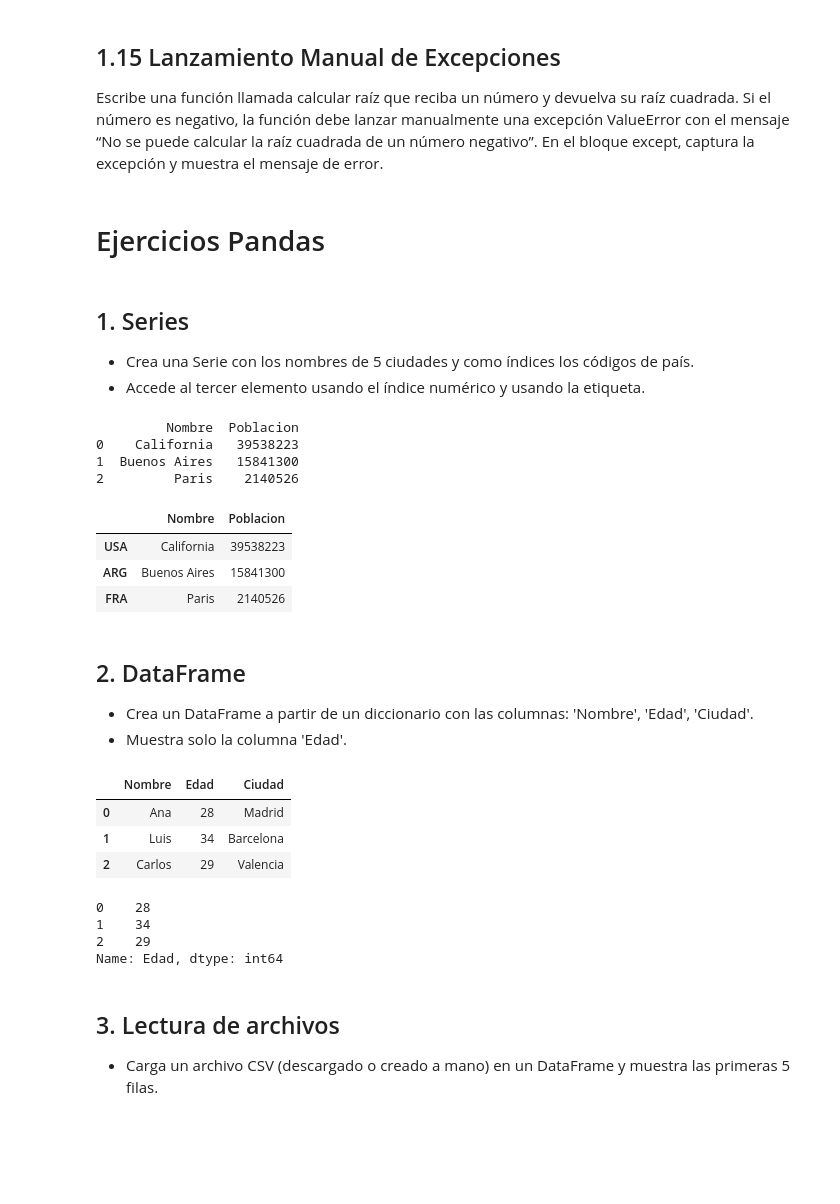
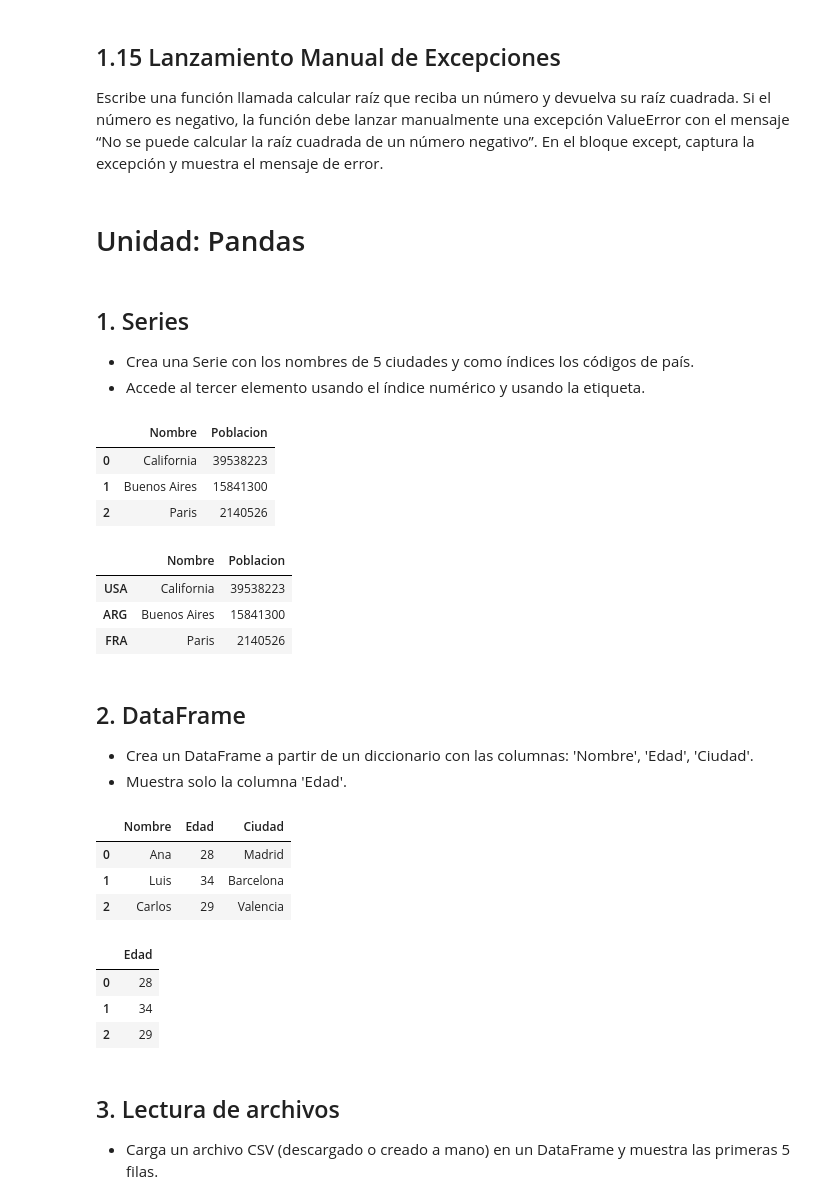
Before and after one commit to augusto-zimmermann/LABO-2, a Jupyter notebook: Practicas_LABO2.ipynb, the cells around one changed output. Drawn from its saved outputs; the diff is of its cells as text; code cells hidden in the pictures; blank space fills up the shorter version.

Commit message:
Unidad Pandas completada

```diff
--- a/Practicas_LABO2.ipynb
+++ b/Practicas_LABO2.ipynb
@@ -1042,7 +1040,7 @@ una excepción ValueError con el mensaje “No se puede calcular la raíz cuadra
 de un número negativo”. En el bloque except, captura la excepción y muestra
 el mensaje de error.
 # %% [markdown]
-# Ejercicios Pandas
+# Unidad: Pandas
 # %% [markdown]
 ## 1. Series
 - Crea una Serie con los nombres de 5 ciudades y como índices los códigos de país.
@@ -1050,35 +1048,32 @@ el mensaje de error.
 # %%
 import pandas as pd
 
 data = {
     "Nombre": ["California", "Buenos Aires", "Paris"],
-    #"Codigos": ["USA", "ARG", "FRA"],
     "Poblacion": [39538223, 15841300, 2140526]
 }
 
 df = pd.DataFrame(data)
-print(df)
+display(df)
 
 df.index = ['USA', 'ARG', 'FRA']
 
 df.loc['USA':'FRA', "Nombre":"Poblacion"]
 #df.iloc[2, 0:3] # Muestra la tercera fila (índice 2) y todas las columnas (0 a 2) Notese que el 3 no se incluye
 # %% [output]
-         Nombre  Poblacion
-0    California   39538223
-1  Buenos Aires   15841300
-2         Paris    2140526
 |  | Nombre | Poblacion |
-| USA | California | 39538223 |
-| ARG | Buenos Aires | 15841300 |
-| FRA | Paris | 2140526 |
+| 0 | California | 39538223 |
+| 1 | Buenos Aires | 15841300 |
+| 2 | Paris | 2140526 |
+|  | Nombre | Poblacion |
+| USA | California | 39538223 |
+| ARG | Buenos Aires | 15841300 |
+| FRA | Paris | 2140526 |
 # %% [markdown]
 ## 2. DataFrame
 - Crea un DataFrame a partir de un diccionario con las columnas: 'Nombre', 'Edad', 'Ciudad'.
 - Muestra solo la columna 'Edad'.
 # %%
-import pandas as pd
-
 data_nombres = {
     "Nombre": ["Ana", "Luis", "Carlos"],
     "Edad": [28, 34, 29],
@@ -1088,16 +1083,18 @@ data_nombres = {
 df_nombres = pd.DataFrame(data_nombres)
 display(df_nombres)
 
-display(df_nombres.loc[0:2, "Edad"]) # Muestra las filas 0 a 2 (inclusive) de la columna "Edad"
+df_nombres[["Edad"]]
+
+# !todo como lo imprimo bien?
 # %% [output]
 |  | Nombre | Edad | Ciudad |
 | 0 | Ana | 28 | Madrid |
 | 1 | Luis | 34 | Barcelona |
 | 2 | Carlos | 29 | Valencia |
-0    28
-1    34
-2    29
-Name: Edad, dtype: int64
+|  | Edad |
+| 0 | 28 |
+| 1 | 34 |
+| 2 | 29 |
 # %% [markdown]
 ## 3. Lectura de archivos
 - Carga un archivo CSV (descargado o creado a mano) en un DataFrame y muestra las primeras 5 filas.
```
Also changed, not shown: parts of 15 cells of this notebook.
